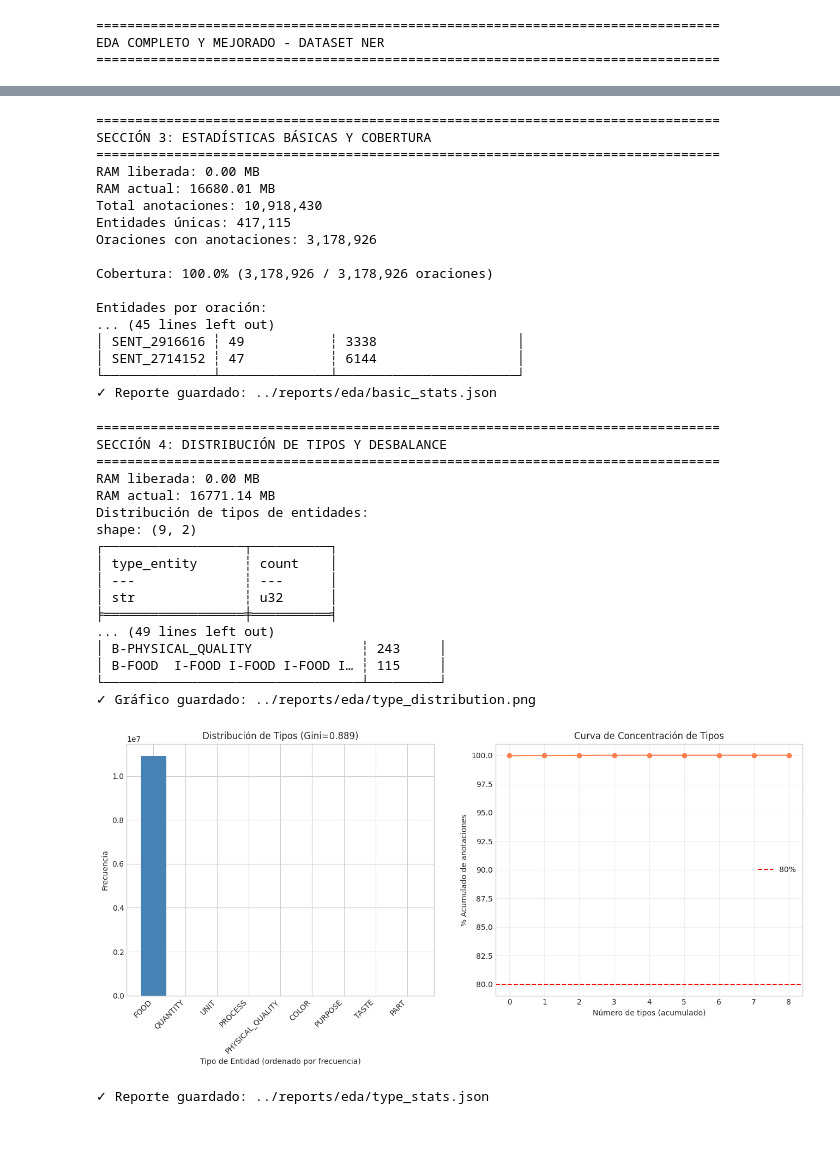
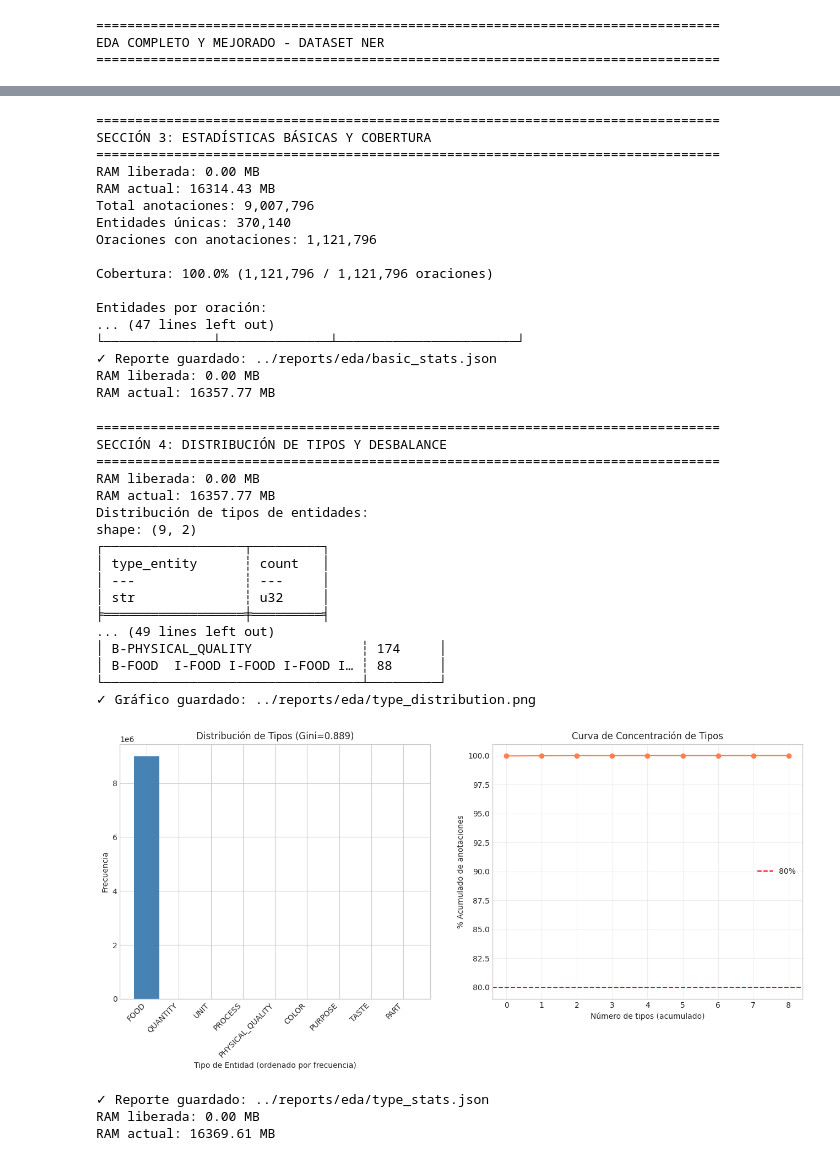
Before and after one commit to Danp06/Recolectar_Datos, a Jupyter notebook: notebooks/Eda_recipes_data.ipynb, the cells around one changed output, grey strips where cells are left out. Saved outputs shown, nothing was run; the diff lists cells and outputs as text; code cells hidden in the pictures; blank space fills up the shorter version.

```diff
--- a/notebooks/Eda_recipes_data.ipynb
+++ b/notebooks/Eda_recipes_data.ipynb
@@ -92,33 +92,35 @@ def liberar_ram():
     print(f"RAM actual: {mem_despues:.2f} MB")
 # %%
 # =============================================================================
-# CARGA DE DATOS (usando 1/2.5 de los datos)
+# CARGA DE DATOS (usando muestreo del 33% para replicabilidad)
 # =============================================================================
-print_section("CARGA DE DATOS (1/2.5 de los datos)")
+print_section("CARGA DE DATOS (muestra aleatoria 33%)")
+
+sample_fraction = 0.33
+random_seed = 42  # Semilla para garantizar replicabilidad
 
 # Cargar los datos completos
 main_df_full = pl.read_parquet(main_path)
 entities_df_full = pl.read_parquet(entities_path)
-sentences_df_full = pl.scan_parquet(sentences_path).select([
+sentences_df_full = pl.read_parquet(sentences_path).select([
     "sentence_id",
     "sentence",
     pl.col("sentence").str.len_chars().alias("sentence_length_chars"),
     pl.col("tokens").list.len().alias("num_tokens")
-]).collect()
+])
 
-# Seleccionar 1/2.5 de los datos de manera reproducible
-seed = 42
-n_main = main_df_full.height
-
-# Sample sobre main, luego filtrar sentences y join entities
-main_df = main_df_full.sample(n=int(n_main/2.5), seed=seed)
-sentence_ids_sample = main_df["sentence_id"].unique()
-sentences_df = sentences_df_full.filter(pl.col("sentence_id").is_in(sentence_ids_sample))
+# APLICAR SAMPLE SOBRE SENTENCES, Y FILTRAR MAIN
+sentences_df = sentences_df_full.sample(fraction=sample_fraction, seed=random_seed)
+sentence_ids_sample = sentences_df["sentence_id"].unique()
+main_df = main_df_full.filter(pl.col("sentence_id").is_in(sentence_ids_sample))
 entities_df = entities_df_full  # NO dividir entidades
 
-print(f"✓ Main (anotaciones, 1/2.5): {main_df.shape}")
+print(f"✓ Sentences (muestra {sample_fraction*100:.0f}%): {sentences_df.shape}")
+print(f"✓ Main (anotaciones, {sample_fraction*100:.0f}%): {main_df.shape}")
 print(f"✓ Entities (completo): {entities_df.shape}")
-print(f"✓ Sentences (1/2.5): {sentences_df.shape}")
+
+del main_df_full, sentences_df_full
+liberar_ram()
 
 # Join ligero
 entities_light = entities_df.select(["entity_id", "entity", "type_entity", "iob_tag"])
@@ -136,6 +138,9 @@ sentences_with_annots = main_with_entities.group_by("sentence_id").agg([
     pl.col("entity_length_chars").max().alias("max_entity_length")
 ]).join(sentences_df, on="sentence_id", how="left")
 
-print(f"✓ Main + Entities (1/2.5): {main_with_entities.shape}")
+print(f"✓ Main + Entities ({sample_fraction*100:.0f}%): {main_with_entities.shape}")
+
+del entities_light
+liberar_ram()
 # %% [output]
 ================================================================================
@@ -430,24 +730,27 @@ print("\nTop 10 oraciones con más entidades:")
 print(extreme_sentences.head(10).select(["sentence_id", "num_entities", "sentence_length_chars"]))
 
 save_report(basic_stats, 'basic_stats.json')
+
+del annots_per_sent, num_entities_arr, sents_above, extreme_sentences
+liberar_ram()
 # %% [output]
 ================================================================================
 SECCIÓN 3: ESTADÍSTICAS BÁSICAS Y COBERTURA
 ================================================================================
 RAM liberada: 0.00 MB
-RAM actual: 16680.01 MB
-Total anotaciones: 10,918,430
-Entidades únicas: 417,115
-Oraciones con anotaciones: 3,178,926
+RAM actual: 16314.43 MB
+Total anotaciones: 9,007,796
+Entidades únicas: 370,140
+Oraciones con anotaciones: 1,121,796
 
-Cobertura: 100.0% (3,178,926 / 3,178,926 oraciones)
+Cobertura: 100.0% (1,121,796 / 1,121,796 oraciones)
 
 Entidades por oración:
-... (45 lines left out)
-│ SENT_2916616 ┆ 49           ┆ 3338                  │
-│ SENT_2714152 ┆ 47           ┆ 6144                  │
+... (47 lines left out)
 └──────────────┴──────────────┴───────────────────────┘
 ✓ Reporte guardado: ../reports/eda/basic_stats.json
+RAM liberada: 0.00 MB
+RAM actual: 16357.77 MB
 # %%
 # =============================================================================
 # SECCIÓN 4: DISTRIBUCIÓN DE TIPOS Y ANÁLISIS DE DESBALANCE
@@ -498,43 +801,48 @@ type_dist_pd = type_dist.to_pandas()
 axes[0].bar(range(len(type_dist_pd)), type_dist_pd["count"], color='steelblue')
 axes[0].set_xlabel("Tipo de Entidad (ordenado por frecuencia)")
 axes[0].set_ylabel("Frecuencia")
 axes[0].set_title(f"Distribución de Tipos (Gini={gini:.3f})")
 axes[0].set_xticks(range(len(type_dist_pd)))
 axes[0].set_xticklabels(type_dist_pd["type_entity"], rotation=45, ha='right')
 
 # Acumulado
 cumsum = np.cumsum(type_dist_pd["count"]) / type_dist_pd["count"].sum() * 100
 axes[1].plot(range(len(cumsum)), cumsum, marker='o', color='coral')
 axes[1].axhline(80, color='red', linestyle='--', label='80%')
 axes[1].set_xlabel("Número de tipos (acumulado)")
 axes[1].set_ylabel("% Acumulado de anotaciones")
 axes[1].set_title("Curva de Concentración de Tipos")
 axes[1].legend()
 axes[1].grid(True, alpha=0.3)
 
 plot_and_save(fig, 'type_distribution.png')
 
 save_report(type_stats, 'type_stats.json')
+
+del type_dist_pd, type_counts, rare_types, cumsum
+liberar_ram()
 # %% [output]
 ================================================================================
 SECCIÓN 4: DISTRIBUCIÓN DE TIPOS Y DESBALANCE
 ================================================================================
 RAM liberada: 0.00 MB
-RAM actual: 16771.14 MB
+RAM actual: 16357.77 MB
 Distribución de tipos de entidades:
 shape: (9, 2)
-┌──────────────────┬──────────┐
-│ type_entity      ┆ count    │
-│ ---              ┆ ---      │
-│ str              ┆ u32      │
-╞══════════════════╪══════════╡
+┌──────────────────┬─────────┐
+│ type_entity      ┆ count   │
+│ ---              ┆ ---     │
+│ str              ┆ u32     │
+╞══════════════════╪═════════╡
 ... (49 lines left out)
-│ B-PHYSICAL_QUALITY              ┆ 243     │
-│ B-FOOD  I-FOOD I-FOOD I-FOOD I… ┆ 115     │
+│ B-PHYSICAL_QUALITY              ┆ 174     │
+│ B-FOOD  I-FOOD I-FOOD I-FOOD I… ┆ 88      │
 └─────────────────────────────────┴─────────┘
 ✓ Gráfico guardado: ../reports/eda/type_distribution.png
-[figure, old version]
+[figure, new version]
 ✓ Reporte guardado: ../reports/eda/type_stats.json
+RAM liberada: 0.00 MB
+RAM actual: 16369.61 MB
 # %%
 # =============================================================================
 # SECCIÓN 5: ANÁLISIS DE LONGITUDES Y CARACTERÍSTICAS TEXTUALES
```
Also changed, not shown: parts of 27 cells of this notebook, 54 other files.
